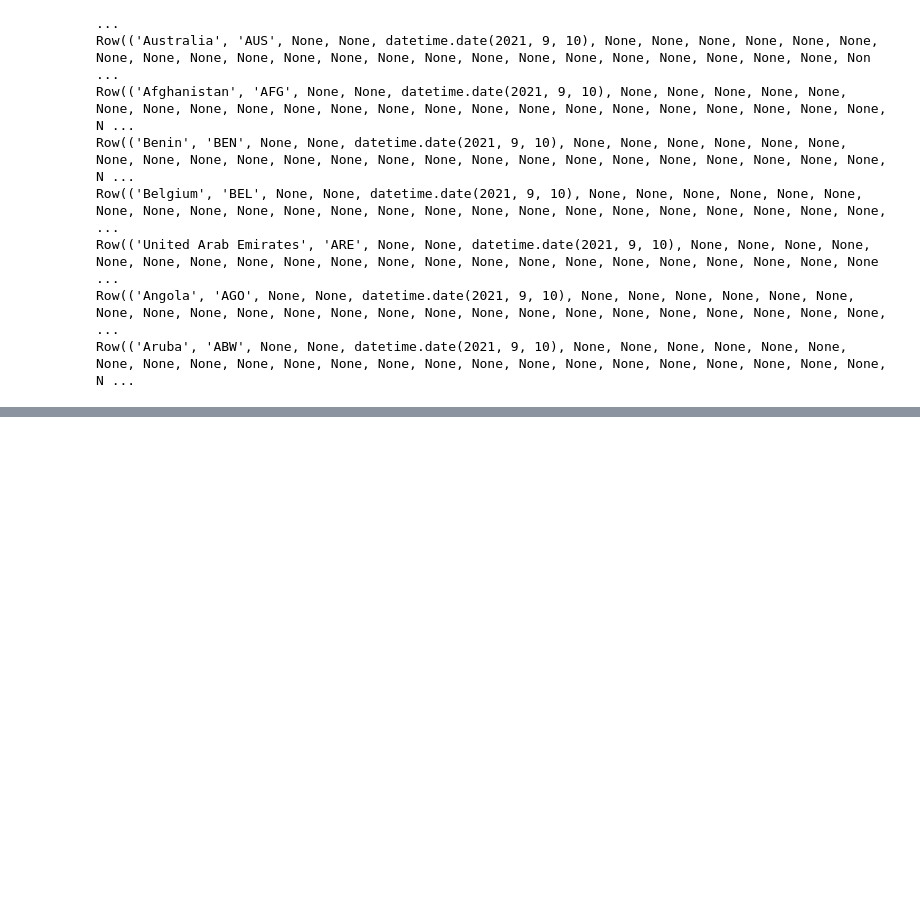
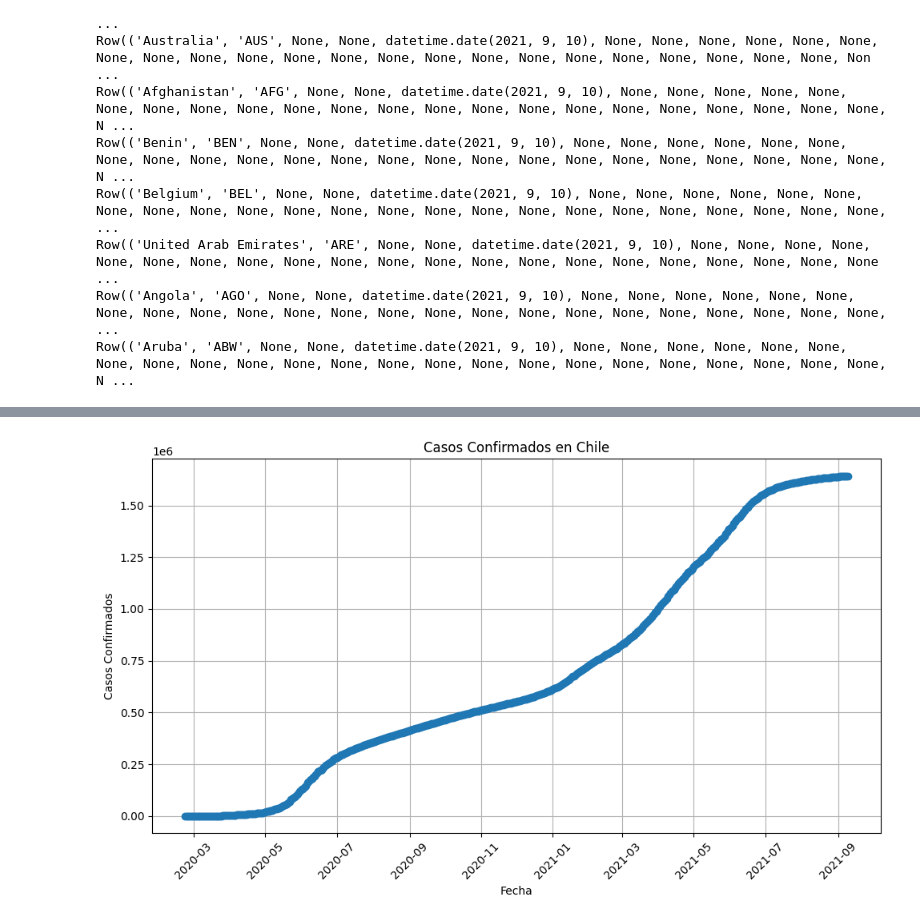
Before and after one commit to gambitius/Mineria-de-Datos, a Jupyter notebook: Solemne_1_Martin_Bastias.ipynb, the cells around one changed output, grey strips where cells are left out. Drawn from its saved outputs; the diff is of its cells as text; code cells hidden in the pictures; blank space fills up the shorter version.

Commit message:
Se realizó la creación de 5 visualizaciones diferentes con los datos proporcionados por la API

```diff
--- a/Solemne_1_Martin_Bastias.ipynb
+++ b/Solemne_1_Martin_Bastias.ipynb
@@ -117,0 +193,33 @@ Row(('Aruba', 'ABW', None, None, datetime.date(2021, 9, 10), None, None, None, N
+# %%
+import matplotlib.pyplot as plt
+
+# Define tu consulta SQL con la condición WHERE
+query = """
+    SELECT date, confirmed_cases
+    FROM `bigquery-public-data.covid19_govt_response.oxford_policy_tracker`
+    WHERE country_name = 'Chile'
+    ORDER BY date DESC
+
+"""
+
+# Ejecuta la consulta y carga los resultados en un DataFrame
+df = client.query(query).to_dataframe()
+
+# Convierte la columna 'date' a formato de fecha
+df['date'] = pd.to_datetime(df['date'])
+
+# Ordena los datos por fecha
+df = df.sort_values(by='date')
+
+# Crea el gráfico lineal
+plt.figure(figsize=(10, 6))
+plt.plot(df['date'], df['confirmed_cases'], marker='o', linestyle='-')
+plt.title('Casos Confirmados en Chile')
+plt.xlabel('Fecha')
+plt.ylabel('Casos Confirmados')
+plt.xticks(rotation=45)
+plt.grid(True)
+plt.tight_layout()
+plt.show()
+# %% [output]
+[figure, added]
```
Also changed, not shown: parts of 8 cells of this notebook.
